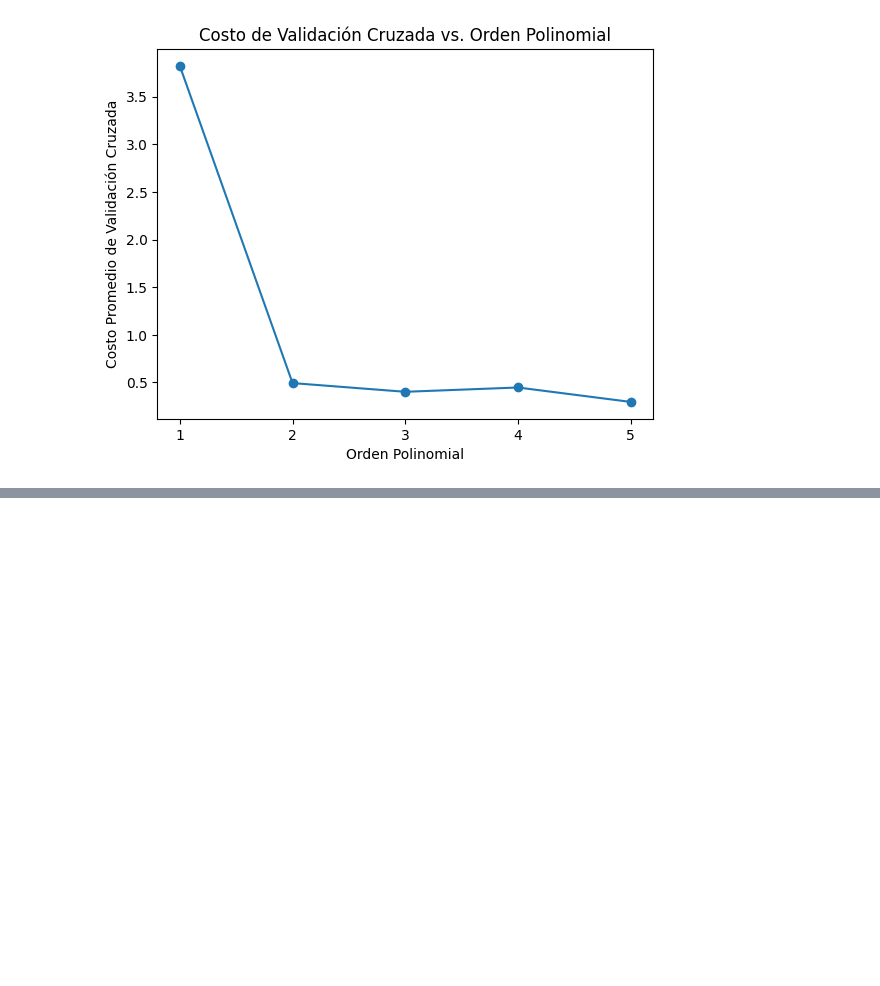
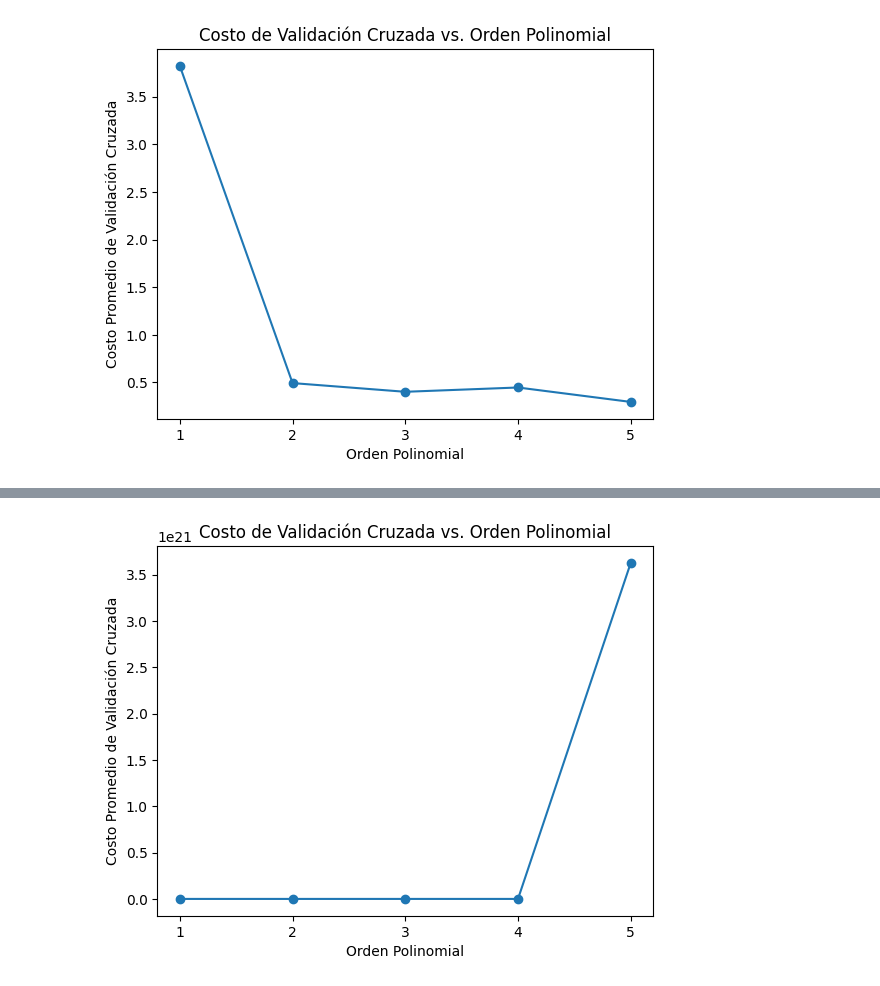
Before and after one commit to DCI-alxogm/ml2023-Diego1733, a Jupyter notebook: Ago25-26/Tarea2Ago25_26.ipynb, the cells around one changed output, grey strips where cells are left out. Drawn from its saved outputs; the diff is of its cells as text; code cells hidden in the pictures; blank space fills up the shorter version.

```diff
--- a/Ago25-26/Tarea2Ago25_26.ipynb
+++ b/Ago25-26/Tarea2Ago25_26.ipynb
@@ -309,0 +358,88 @@ plt.show()
+# %%
+data1 = np.loadtxt("/content/drive/MyDrive/ML2023/Datos.txt", delimiter=',').T
+x = data1[0]
+y = data1[1]
+
+def w_n1(x, y, norder, lbda=0):
+    # Genera la matriz de Vandermonde X
+    X = np.vander(x, norder + 1, increasing=True)
+    t = y.reshape((-1, 1))
+
+    # Calcula la inversa regularizada usando la fórmula de Ridge regression
+    """
+    "@" se utiliza para realizar operaciones de multiplicación de matrices
+    (también conocido como producto matricial) o para realizar productos punto
+    (producto escalar) entre dos arrays.
+    """
+
+    XX = X.T @ X
+    NI = len(X) * lbda * np.identity(len(XX))
+    invXX = np.linalg.inv(XX + NI)
+    Xt = X.T @ t
+    w = invXX @ Xt
+
+    # Calcula los valores predichos y el costo
+    # Creamos la "función": f(xiwi -ti)
+    f = X @ w
+
+    """
+    f.flatten() se utiliza para convertir una matriz o un array bidimensional
+    en un array unidimensional, lo que también se conoce como
+    "aplanar" la matriz.
+    """
+    # Basicamente, la función costo!!
+    cost = np.sum((y - f.flatten())**2)
+
+    return w, cost
+
+def k_fold_cross_validation(x, y, n_splits, norder, lbda):
+    # Crea el objeto de validación cruzada KFold
+    # Como se vio en el ejemplo, crea arreglos en 'orden n' splits
+    kf = KFold(n_splits=n_splits)
+    avg_cost = 0
+
+    # Itera a través de cada fold
+    for train_idx, test_idx in kf.split(x):
+      # Código que se ejecutará en cada iteración del loop
+      # train_idx contiene los índices de entrenamiento para el fold actual
+      # test_idx contiene los índices de prueba para el fold actual
+
+        # Datos de entrenamiento:
+        x_train, y_train = x[train_idx], y[train_idx]
+        # Datos de prueba:
+        x_test, y_test = x[test_idx], y[test_idx]
+
+        # Entrena el modelo y obtén el costo en el conjunto de prueba
+        w, cost = w_n1(x_train, y_train, norder, lbda)
+
+        # Matriz para los datos de prueba
+        X_test = np.vander(x_test, norder + 1, increasing=True)
+        # Calculo de predicciones por el vector de pesos w produce una estimación
+        f_test = X_test @ w
+        # Calculo de costos usando cross_validación
+        cost_test = np.sum((y_test - f_test.flatten())**2)
+
+        # Acumula el costo para promediar
+        avg_cost += cost_test / n_splits
+
+    return avg_cost
+
+norder = 5
+lbda = 0.2
+
+costos = []
+
+# Realiza validación cruzada k-fold para diferentes órdenes polinomiales
+for n in range(1, norder + 1):
+    avg_cost = k_fold_cross_validation(x, y, norder, n, lbda)
+    costos.append(avg_cost)
+
+# Grafica los resultados
+plt.plot(range(1, norder + 1), costos, marker='o')
+plt.xlabel('Orden Polinomial')
+plt.ylabel('Costo Promedio de Validación Cruzada')
+plt.title('Costo de Validación Cruzada vs. Orden Polinomial')
+plt.xticks(range(1, norder + 1))
+plt.show()
+# %% [output]
+[figure, added]
```
Also changed, not shown: parts of 4 cells of this notebook.
